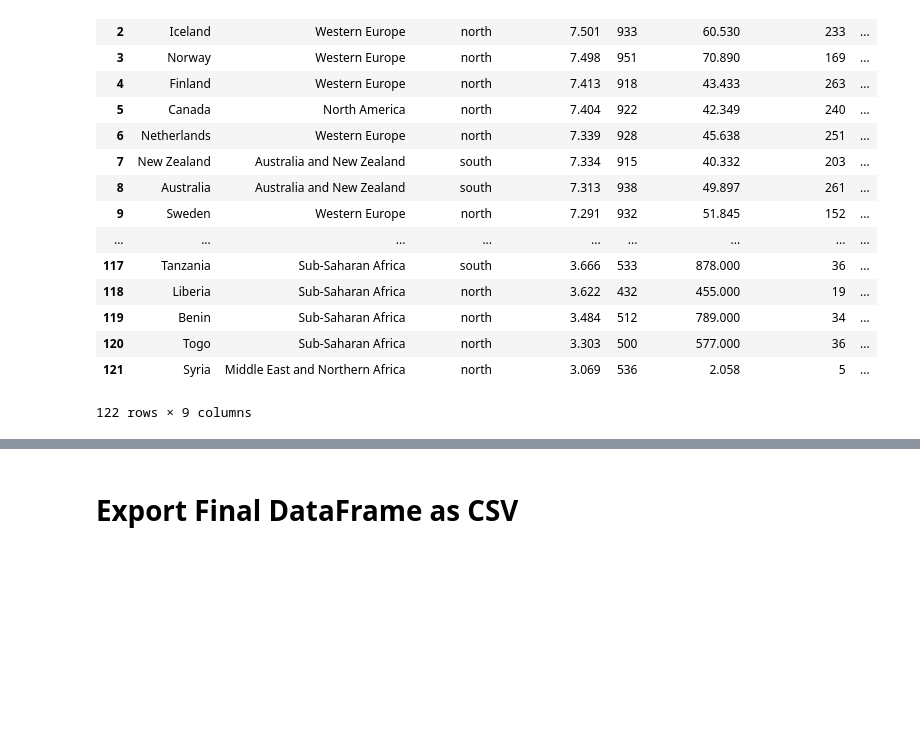
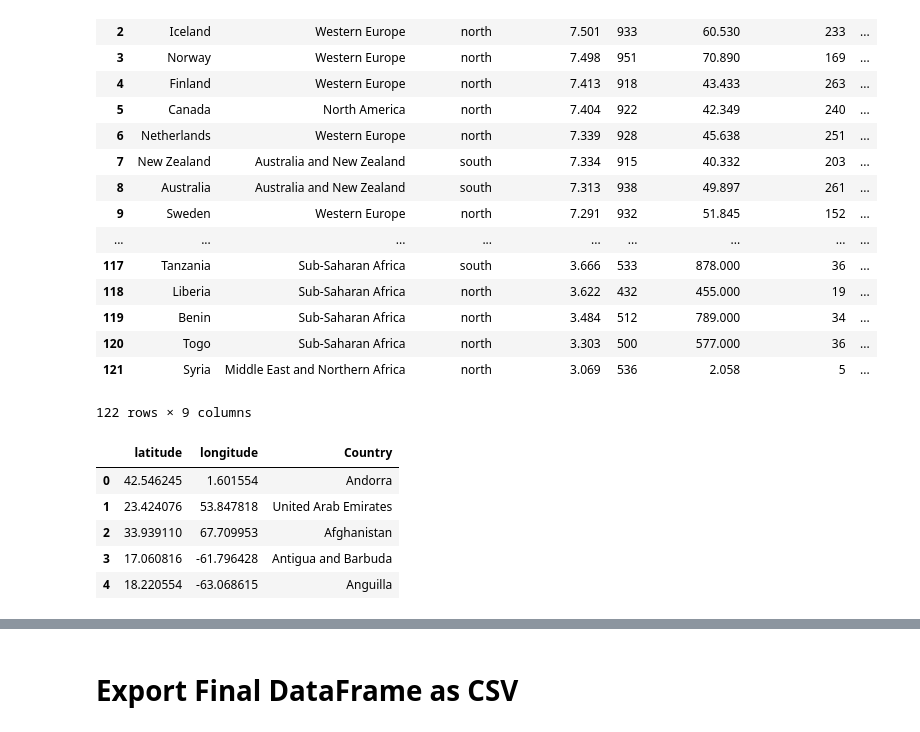
Before and after one commit to davisgrininger/Project_2, a Jupyter notebook: Merging_csv.ipynb, the cells around one changed output, grey strips where cells are left out. Saved outputs shown, nothing was run; the diff lists cells and outputs as text; code cells hidden in the pictures; blank space fills up the shorter version.

```diff
--- a/Merging_csv.ipynb
+++ b/Merging_csv.ipynb
@@ -36,3 +38,16 @@ alcohol_df
 | 120 | Togo | Sub-Saharan Africa | north | 3.303 | 500 | 577.000 | 36 | ... |
 | 121 | Syria | Middle East and Northern Africa | north | 3.069 | 536 | 2.058 | 5 | ... |
 122 rows × 9 columns
+# %%
+coords_df.head()
+coords_df.dropna()
+coords_df = coords_df.drop(["country"], axis = 1)
+coords_df = coords_df.rename(columns = {'name': 'Country'})
+coords_df.head()
+# %% [output]
+|  | latitude | longitude | Country |
+| 0 | 42.546245 | 1.601554 | Andorra |
+| 1 | 23.424076 | 53.847818 | United Arab Emirates |
+| 2 | 33.939110 | 67.709953 | Afghanistan |
+| 3 | 17.060816 | -61.796428 | Antigua and Barbuda |
+| 4 | 18.220554 | -63.068615 | Anguilla |
```
Also changed, not shown: parts of 3 cells of this notebook, 7 other files.
